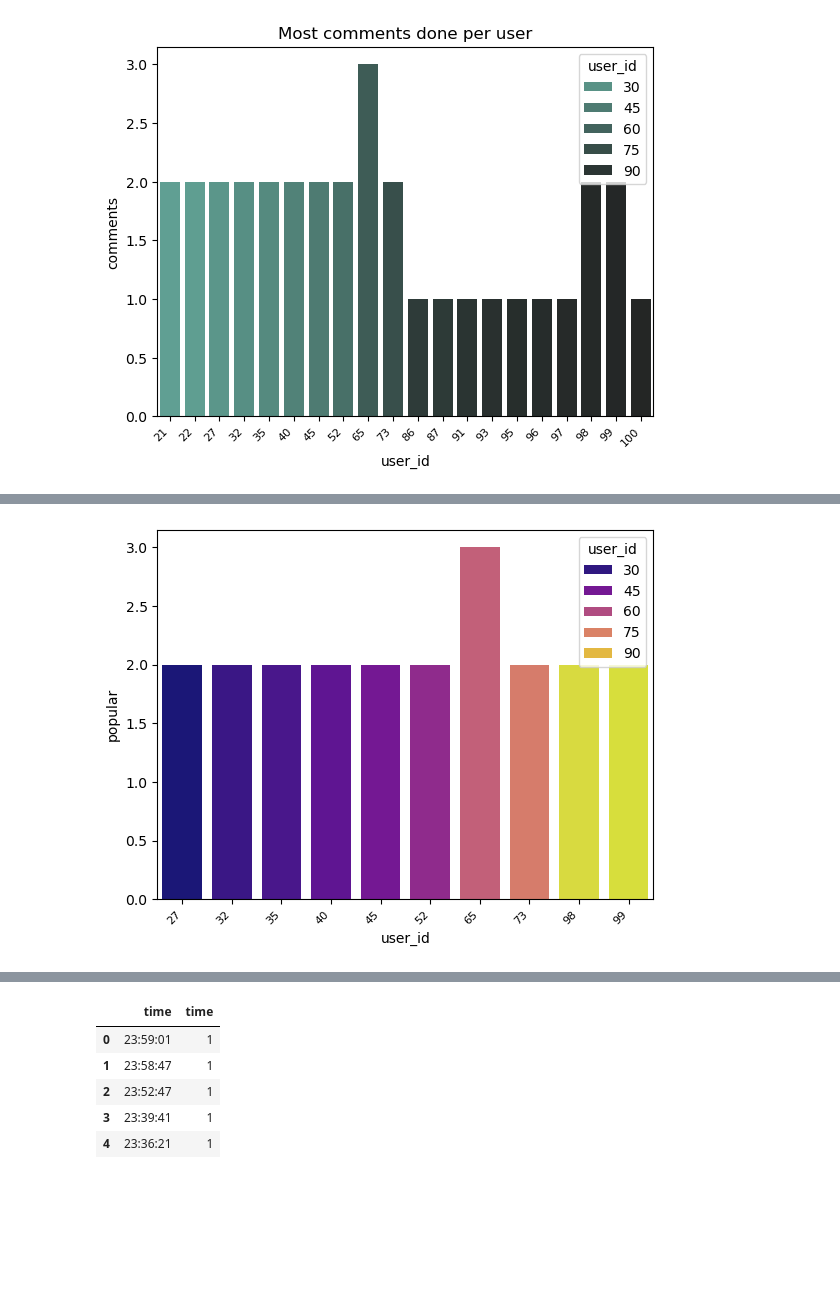
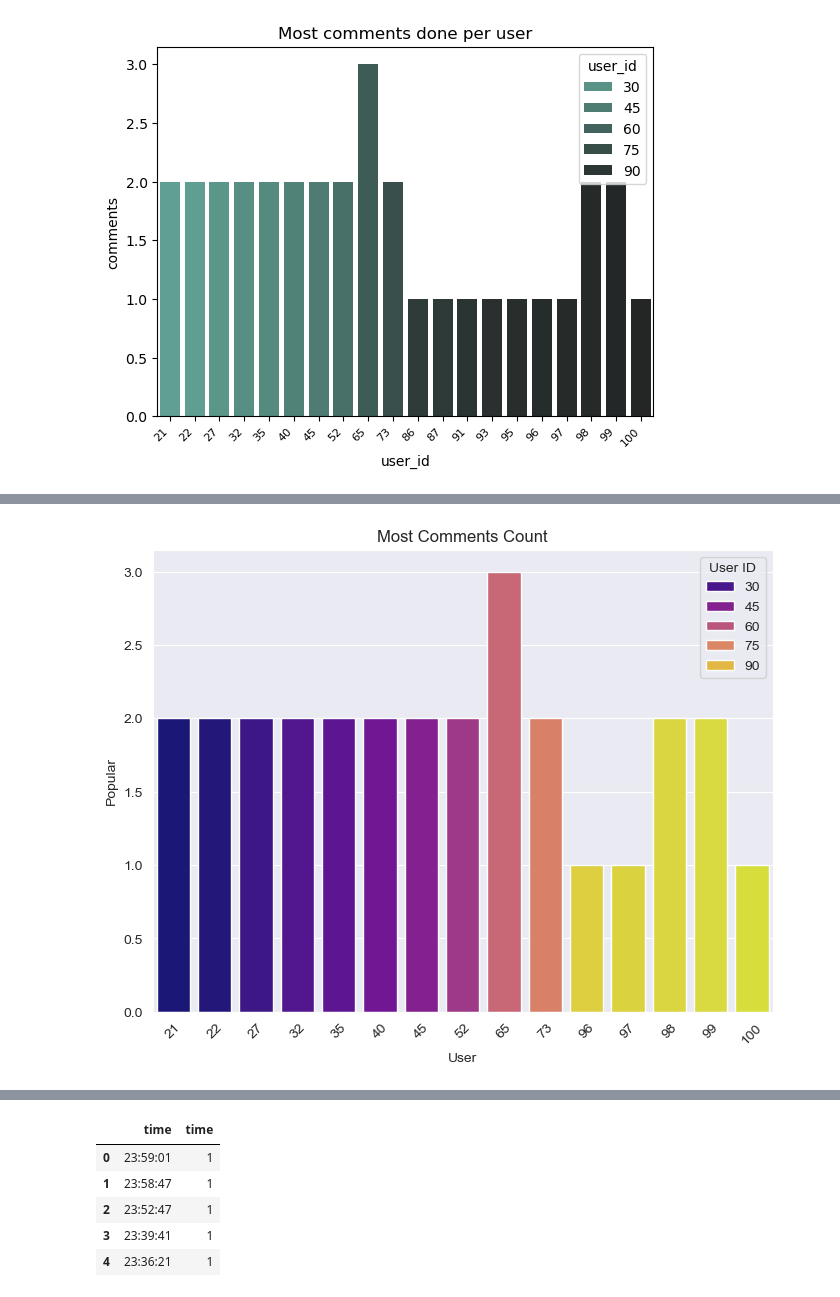
Before and after one commit to AlisonCG1/Project-datacopy, a Jupyter notebook: exploratory.ipynb, the cells around one changed output, grey strips where cells are left out. Drawn from its saved outputs; the diff is of its cells as text; code cells hidden in the pictures; blank space fills up the shorter version.

Commit message:
plots corrected

```diff
--- a/exploratory.ipynb
+++ b/exploratory.ipynb
@@ -214,11 +176,14 @@ popular = pd.read_sql(query, conn)
 # %%
-query = "SELECT user_id, COUNT(TYPE) AS popular FROM Notification WHERE type == 'comment' GROUP BY user_id ORDER BY popular DESC LIMIT 10"
+query = "SELECT user_id, COUNT(TYPE) AS popular FROM Notification WHERE type == 'comment' GROUP BY user_id ORDER BY popular DESC LIMIT 15"
 popular = pd.read_sql(query, conn)
 
-# plot the graph using the default estimator mean
+popular_plot = plt.figure(figsize=(8, 6))
 sns.barplot(x ='user_id', y ='popular', data = popular, palette ='plasma', hue = 'user_id')
-plt.xticks(rotation=45, ha="right")
-plt.xticks(fontsize=8)
+plt.xlabel("User")
+plt.ylabel("Popular")
+plt.title("Most Comments Count")
+plt.xticks(rotation=45)
+plt.legend(title="User ID")
 plt.show()
 # %% [output]
-[figure, old version]
+[figure, new version]
```
Also changed, not shown: parts of 20 cells of this notebook.
